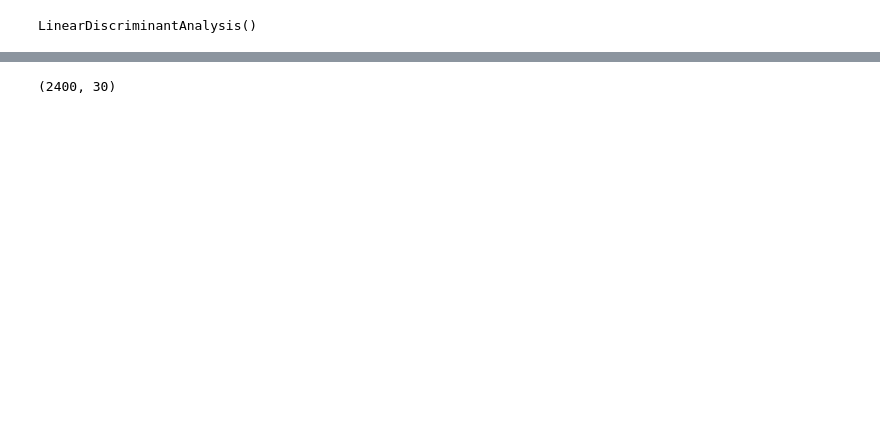
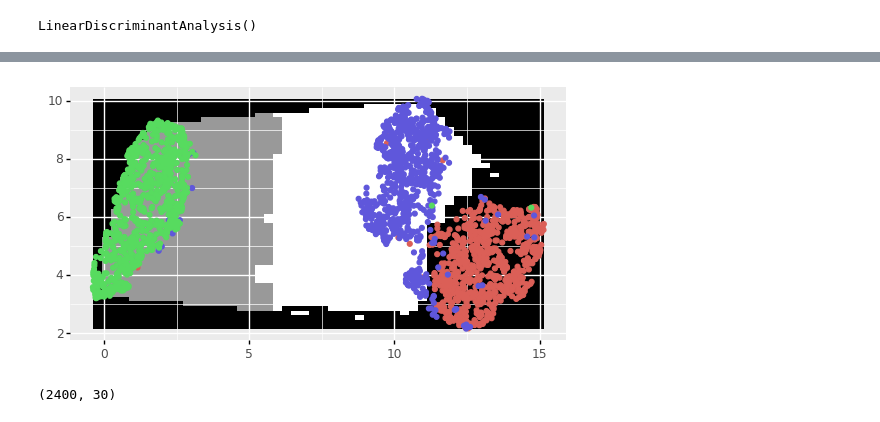
Before and after one commit to Andrewwango/femda, a Jupyter notebook: experiment_LDA.ipynb, the cells around one changed output, grey strips where cells are left out. Saved outputs shown, nothing was run; the diff lists cells and outputs as text; code cells hidden in the pictures; blank space fills up the shorter version.

Commit message:
Colour regions

```diff
--- a/experiment_LDA.ipynb
+++ b/experiment_LDA.ipynb
@@ -38,3 +46,18 @@ def plot_lda_contours(em, mapper, gg):
+# %%
+def plot_regions(gg, lda, AA, BB, grid):
+    colors = ['r','g','b']
+    preds = lda.predict(grid)
+    cnt = lda.predict_proba(grid)
+    u = np.unique(preds)
+    fig = gg.draw()
+    ax = fig.get_axes()[0]
+    grid_size = 50
+    #pix_size =
+    plt.imshow(preds.reshape(grid_size,-1), extent=[AA.min(),AA.max(),BB.max(),BB.min()],cmap='gray')
+    return
+    for i in range(grid_size):
+        for j in range(grid_size):
+            ax.scatter(AA[i,j], BB[i,j], marker='s', ms=2, c=colors[np.where(preds[i*grid_size+j] == u)[0][0]])
 # %%
 np.random.seed(44)
 random.seed(44)
@@ -84,3 +110,7 @@ plot_lda_contours(em, mapper, gg)
+# %%
+plot_regions(gg, lda, *ret)
+# %% [output]
+[figure, added]
 # %%
 mnist_pca.shape
 # %% [output]
```
Also changed, not shown: parts of 8 cells of this notebook.
